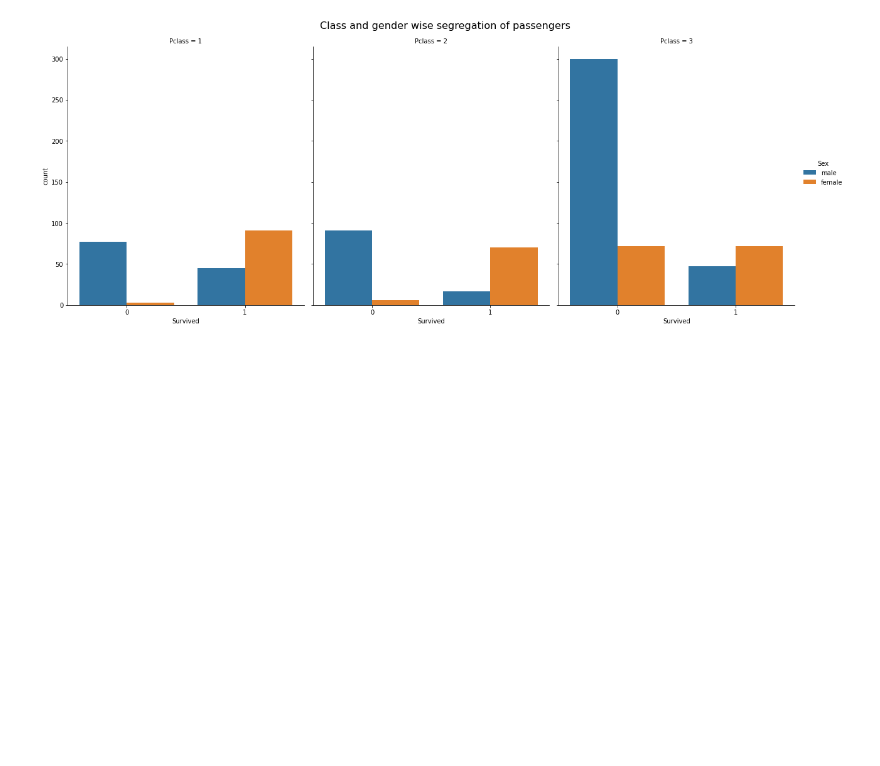
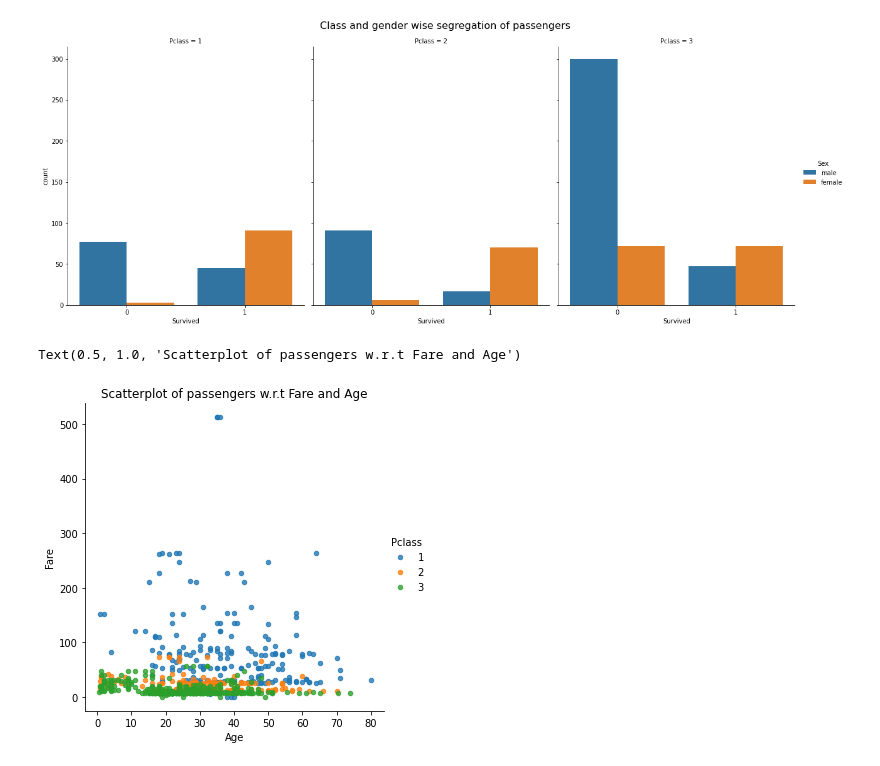
Before and after one commit to minakshi221283/LAB1, a Jupyter notebook: Welcome_To_Colaboratory.ipynb, the cells around one changed output. Drawn from its saved outputs; the diff is of its cells as text; code cells hidden in the pictures; blank space fills up the shorter version.

```diff
--- a/Welcome_To_Colaboratory.ipynb
+++ b/Welcome_To_Colaboratory.ipynb
@@ -248,3 +248,9 @@ plt.suptitle('Class and gender wise segregation of passengers', fontsize=16)
 # %% [output]
 Text(0.5, 0.98, 'Class and gender wise segregation of passengers')
 [figure]
+# %%
+sns.lmplot('Age', 'Fare', data=titanic_df, fit_reg=False, hue="Pclass", scatter_kws={"marker": ".", "s": 20})
+plt.title('Scatterplot of passengers w.r.t Fare and Age')
+# %% [output]
+Text(0.5, 1.0, 'Scatterplot of passengers w.r.t Fare and Age')
+[figure, added]
```
Also changed, not shown: parts of 3 cells of this notebook.
